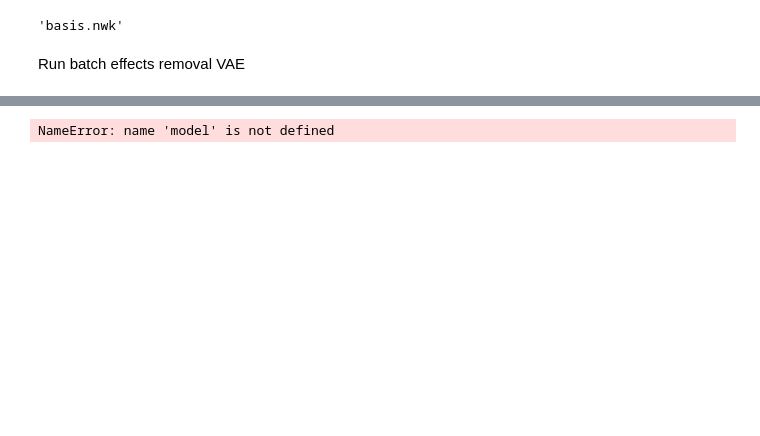
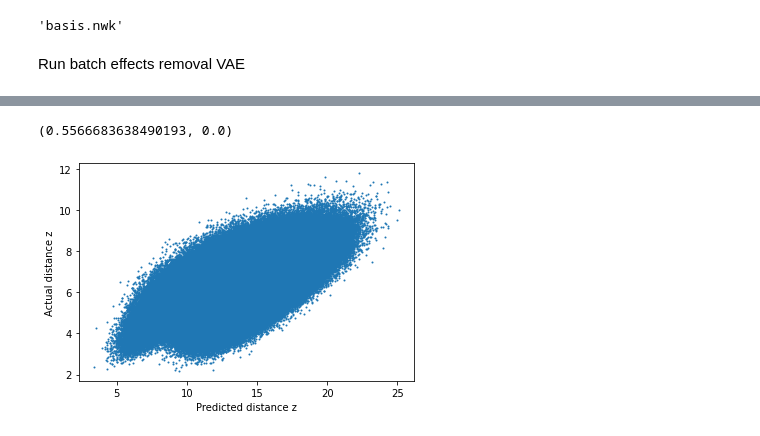
Before and after one commit to flatironinstitute/catvae, a Jupyter notebook: ipynb/vae-sim-batch-correction.ipynb, the cells around one changed output, grey strips where cells are left out. Saved outputs shown, nothing was run; the diff lists cells and outputs as text; code cells hidden in the pictures; blank space fills up the shorter version.

```diff
--- a/ipynb/vae-sim-batch-correction.ipynb
+++ b/ipynb/vae-sim-batch-correction.ipynb
@@ -170,16 +172,16 @@ print(pearsonr(dz, dsimz))
 # %%
 x = torch.Tensor(sims['Y']).float()
-b = torch.Tensor(sims['batch_idx']).long()
 z = model.to_latent(x)
 
 dsimz = pdist(sims['z'])
 dz = pdist(z.detach().cpu().numpy())
 plt.scatter(dz, dsimz, s=1)
 plt.xlabel('Predicted distance z')
 plt.ylabel('Actual distance z')
 print(pearsonr(dz, dsimz))
 # %% [output]
-NameError: name 'model' is not defined
+(0.5566683638490193, 0.0)
+[figure, added]
 # %%
 i = np.argsort(md['batch_category'].values[:parts * 8])
 sns.heatmap(z[i].detach().cpu().numpy())
```
Also changed, not shown: parts of 12 cells of this notebook, 5 other files.
